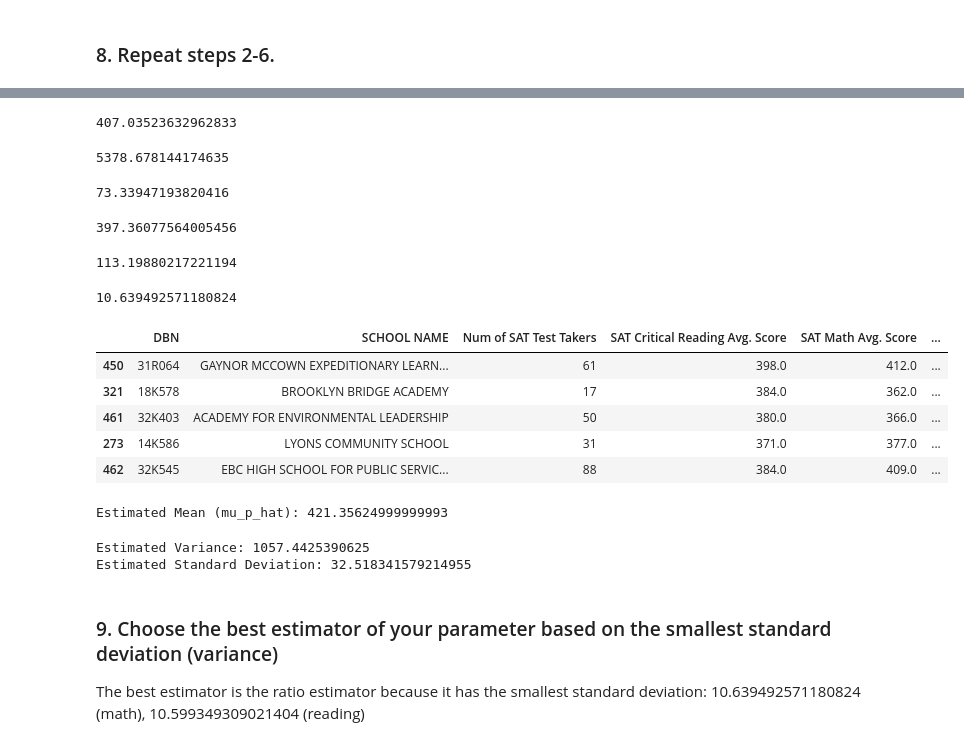
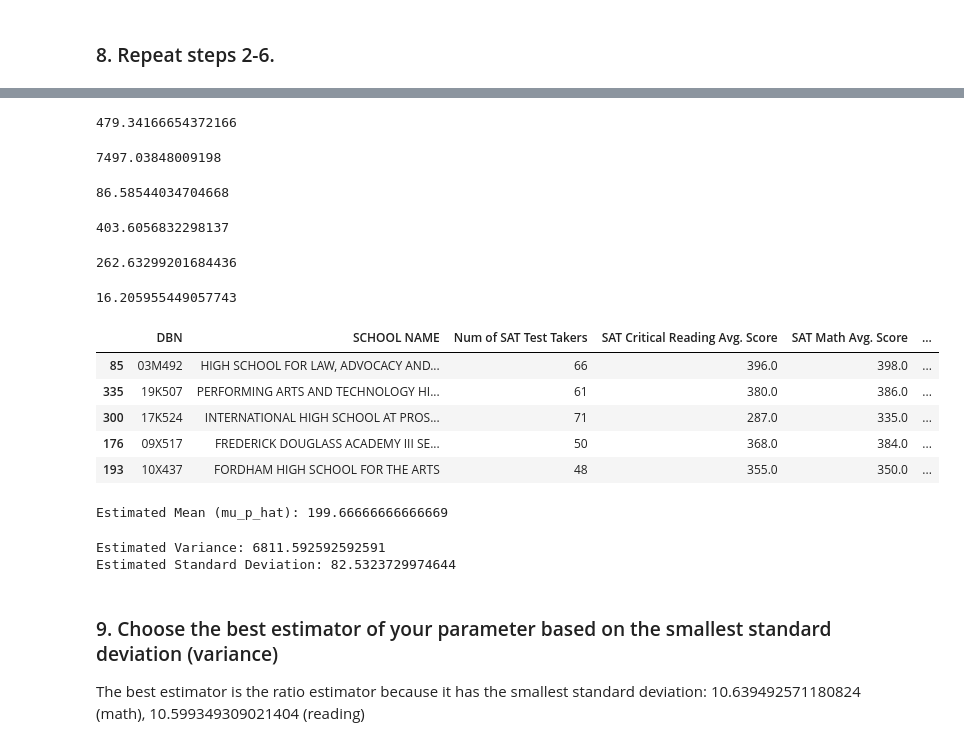
Before and after one commit to abachhu/stat440_project, a Jupyter notebook: stat440_report7.ipynb, the cells around one changed output, grey strips where cells are left out. Cells and saved outputs as stored; diff of their text form; code cells hidden in the pictures.

```diff
--- a/stat440_report7.ipynb
+++ b/stat440_report7.ipynb
@@ -353,7 +353,7 @@ array([0, 3, 1, 4])
 # %%
-df_selected = df[df["Reading_Stratum"].isin(primary_grps)]
+df_selected = df[df["Math_Stratum"].isin(primary_grps)]
 
-M_i = df_selected.groupby("Reading_Stratum", observed=False).size()
+M_i = df_selected.groupby("Math_Stratum", observed=False).size()
 
 # mi proportional to size of each primary unit
 m_i = (M_i / M_i.sum() * sample_size).round().astype(int)
@@ -368,7 +368,7 @@ sampled_df_list = []
 
 # Sample mi[i] units for primary_group[i]
 for group, num_samples in m_i.items():
-    group_df = df_selected[df_selected["Reading_Stratum"] == group]
+    group_df = df_selected[df_selected["Math_Stratum"] == group]
     sampled_group = group_df.sample(n=num_samples, random_state=5577) #70 #5577
     sampled_group["Selected_Primary_Group"] = group
     sampled_df_list.append(sampled_group)
@@ -411,7 +411,7 @@ tau_hat = (N / n) * sum(yhat_i)
 mu_hat = tau_hat / M
 mu_hat
 # %% [output]
-407.03523632962833
+479.34166654372166
 # %%
 M = 421
 mu_hat_1 = 1/n * sum(yhat_i)
@@ -422,12 +422,12 @@ var_hat_tau_hat = N*(N-n)*su_sq/n + (N/n)*(Mi_selected*(Mi_selected - mi_selecte
 var_hat_mu_hat = var_hat_tau_hat / M**2
 var_hat_mu_hat
 # %% [output]
-5378.678144174635
+7497.03848009198
 # %%
 sd_mu_hat = var_hat_mu_hat**0.5
 sd_mu_hat
 # %% [output]
-73.33947193820416
+86.58544034704668
 # %%
 ybar_i = final_sampled_df.groupby("Selected_Primary_Group")["SAT Math Avg. Score"].mean()
 
@@ -441,73 +441,73 @@ r_hat = sum(yhat_i) / sum(Mi_selected)
 mu_hat_r = r_hat
 mu_hat_r
 # %% [output]
-397.36077564005456
+403.6056832298137
 # %%
 var_hat_tau_hat_r = ((N * (N - n)) /  (n * (n - 1))) * sum( (yhat_i - Mi_selected * r_hat)**2 ) + (N / n) * sum( (Mi_selected * (Mi_selected - mi_selected)) * (si_sq / mi_selected))
 var_hat_mu_hat_r = var_hat_tau_hat_r / (M**2)
 var_hat_mu_hat_r
 # %% [output]
-113.19880217221194
+262.63299201684436
 # %%
 sd_mu_hat_r = var_hat_mu_hat_r**0.5
 sd_mu_hat_r
 # %% [output]
-10.639492571180824
+16.205955449057743
 # %%
-M_i = df.groupby("Reading_Stratum", observed=False).size()
+M_i = df.groupby("Math_Stratum", observed=False).size()
 
 sample_size = 80
 n_primary_draws = 10
 p_i = M_i / M_i.sum()
 
 # select primaries w/ replacement w/ PPS
 primary_units_selected = np.random.choice(M_i.index, size=n_primary_draws, replace=True, p=p_i)
 primary_counts = pd.Series(primary_units_selected).value_counts()
 
 m_i = (primary_counts / primary_counts.sum() * sample_size).round().astype(int)
 
 # Make sure that m_i is exactly 80
 while m_i.sum() != sample_size:
     diff = sample_size - m_i.sum()
     idx = np.random.choice(m_i.index)
     m_i[idx] += diff
 
 sampled_df_list = []
 # Sample mi[i] units for primary_group[i]
 for group, num_samples in m_i.items():
-    group_df = df[df["Reading_Stratum"] == group]
+    group_df = df[df["Math_Stratum"] == group]
 
     # If more samples are needed than exist in this primary group
     replace_needed = num_samples > len(group_df)
     sampled_group = group_df.sample(n=num_samples, replace=replace_needed, random_state=5577)
 
     sampled_group["Selected_Primary_Group"] = group
     sampled_df_list.append(sampled_group)
 
 # Combine all sampled secondary units
 final_sampled_df = pd.concat(sampled_df_list)
 final_sampled_df.head()
 # %% [output]
 |  | DBN | SCHOOL NAME | Num of SAT Test Takers | SAT Critical Reading Avg. Score | SAT Math Avg. Score | ... |
-| 450 | 31R064 | GAYNOR MCCOWN EXPEDITIONARY LEARN... | 61 | 398.0 | 412.0 | ... |
-| 321 | 18K578 | BROOKLYN BRIDGE ACADEMY | 17 | 384.0 | 362.0 | ... |
-| 461 | 32K403 | ACADEMY FOR ENVIRONMENTAL LEADERSHIP | 50 | 380.0 | 366.0 | ... |
-| 273 | 14K586 | LYONS COMMUNITY SCHOOL | 31 | 371.0 | 377.0 | ... |
-| 462 | 32K545 | EBC HIGH SCHOOL FOR PUBLIC SERVIC... | 88 | 384.0 | 409.0 | ... |
+| 85 | 03M492 | HIGH SCHOOL FOR LAW, ADVOCACY AND... | 66 | 396.0 | 398.0 | ... |
+| 335 | 19K507 | PERFORMING ARTS AND TECHNOLOGY HI... | 61 | 380.0 | 386.0 | ... |
+| 300 | 17K524 | INTERNATIONAL HIGH SCHOOL AT PROS... | 71 | 287.0 | 335.0 | ... |
+| 176 | 09X517 | FREDERICK DOUGLASS ACADEMY III SE... | 50 | 368.0 | 384.0 | ... |
+| 193 | 10X437 | FORDHAM HIGH SCHOOL FOR THE ARTS | 48 | 355.0 | 350.0 | ... |
 # %%
 y_i_bar = final_sampled_df.groupby("Selected_Primary_Group")["SAT Math Avg. Score"].mean()
 tau_p_hat = (M/n) * sum(y_i_bar)
 mu_p_hat = tau_p_hat / M
 print(f"Estimated Mean (mu_p_hat): {mu_p_hat}")
 # %% [output]
-Estimated Mean (mu_p_hat): 421.35624999999993
+Estimated Mean (mu_p_hat): 199.66666666666669
 # %%
 var_hat_mu_p_hat = (1 / (n * (n-1))) * sum((y_i_bar - mu_p_hat)**2)
 print(f"Estimated Variance: {var_hat_mu_p_hat}")
 print(f"Estimated Standard Deviation: {np.sqrt(var_hat_mu_p_hat)}")
 # %% [output]
-Estimated Variance: 1057.4425390625
-Estimated Standard Deviation: 32.518341579214955
+Estimated Variance: 6811.592592592591
+Estimated Standard Deviation: 82.5323729974644
 # %% [markdown]
 ### 9. Choose the best estimator of your parameter based on the smallest standard deviation (variance)
 
```
Also changed, not shown: parts of 4 cells of this notebook.
